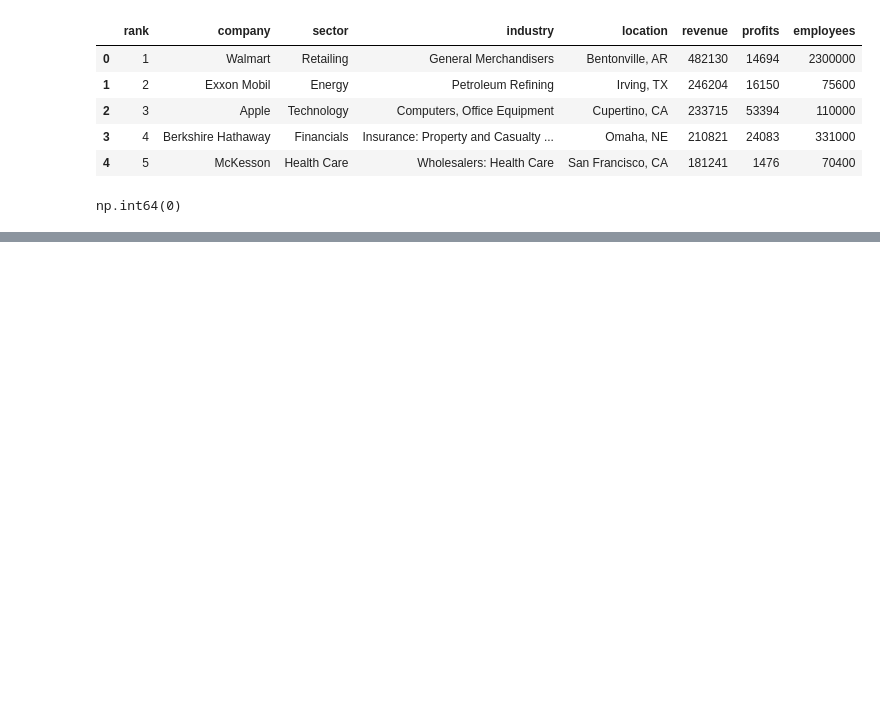
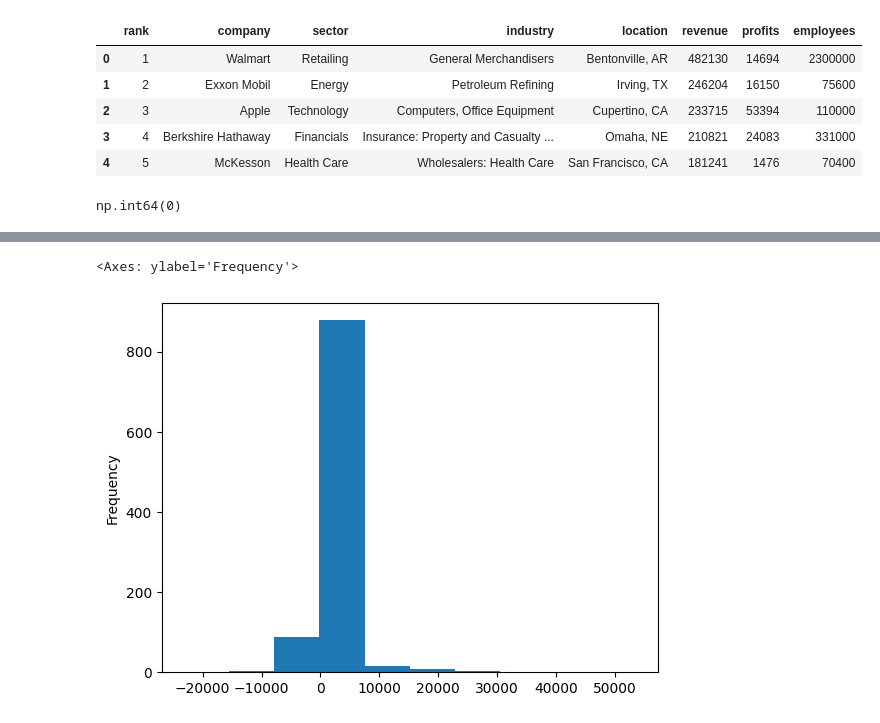
Before and after one commit to 07Shibin/07Shibin, a Jupyter notebook: FortuneThousandAnalysis.ipynb, the cells around one changed output, grey strips where cells are left out. Drawn from its saved outputs; the diff is of its cells as text; code cells hidden in the pictures; blank space fills up the shorter version.

```diff
--- a/FortuneThousandAnalysis.ipynb
+++ b/FortuneThousandAnalysis.ipynb
@@ -193,0 +209,6 @@ df_fr.head()
+# %%
+#13. What is the distribution of company profits? Visualize using a histogram.
+df_fr['profits'].plot(kind='hist')
+# %% [output]
+<Axes: ylabel='Frequency'>
+[figure, added]
```
Also changed, not shown: parts of 8 cells of this notebook.
